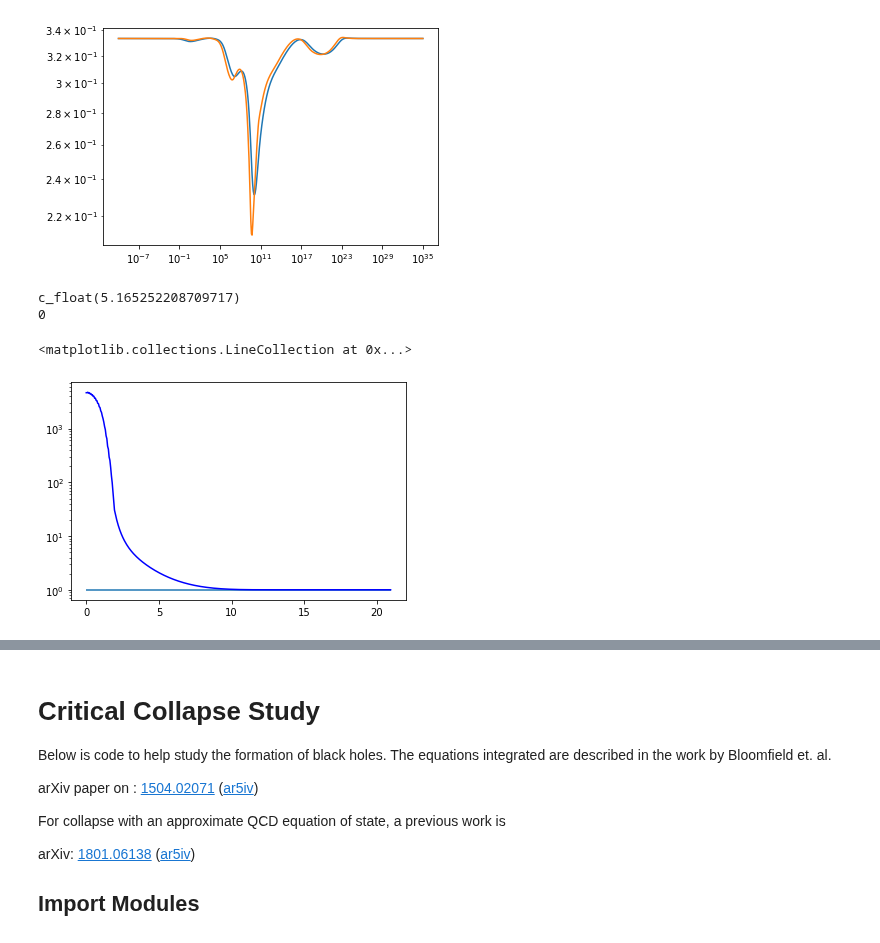
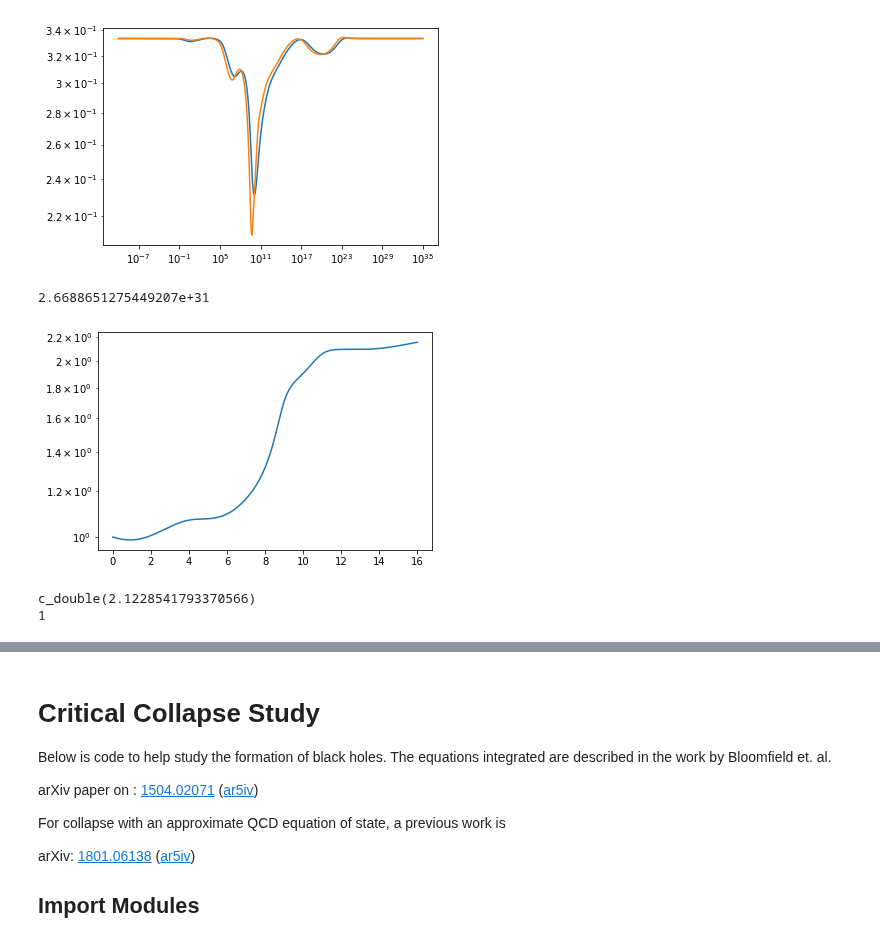
Before and after one commit to jbmertens/criticalcollapse, a Jupyter notebook: Critical_scaling.ipynb, the cells around one changed output, grey strips where cells are left out. Cells and saved outputs as stored; diff of their text form; code cells hidden in the pictures.

```diff
--- a/Critical_scaling.ipynb
+++ b/Critical_scaling.ipynb
@@ -4,11 +4,12 @@ import numpy as np
 import matplotlib.pyplot as plt
 
 c_lib = ctypes.CDLL('cpp/ms.so')
+c_real_t = ctypes.c_double
 # %%
-c_lib.P_of_rho.restype = ctypes.c_float
-c_lib.P_of_rho.argtypes = [ctypes.c_float]
-c_lib.dPdrho.restype = ctypes.c_float
-c_lib.dPdrho.argtypes = [ctypes.c_float]
+c_lib.P_of_rho.restype = c_real_t
+c_lib.P_of_rho.argtypes = [c_real_t]
+c_lib.dPdrho.restype = c_real_t
+c_lib.dPdrho.argtypes = [c_real_t]
 
 rhos = np.logspace(-10,35,500)
 
@@ -20,4 +21,19 @@ plt.loglog(rhos, dps)
 # %% [output]
 [<matplotlib.lines.Line2D at 0x...>]
 [figure]
+# %%
+c_lib.rho_background.restype = c_real_t
+c_lib.rho_background.argtypes = [c_real_t]
+c_lib.P_background.restype = c_real_t
+c_lib.P_background.argtypes = [c_real_t]
+
+print(c_lib.rho_background(2.059)/rhos[0])
+
+ls = np.linspace(0.0, 16, 1000)
+rhos = np.array([c_lib.rho_background(l) for l in ls])
+
+plt.semilogy(ls, rhos/np.exp(-4*ls)/rhos[0]);
+# %% [output]
+2.6688651275449207e+31
+[figure, added]
 # %%
@@ -52,17 +62,8 @@ def run_sim(N=400, max_steps=100000, amp=0.2732, rho0=1.0) :
-# %%
-N = 400
-agg, xi, res = run_sim(N, 100000)
-print(res)
-# %% [output]
-c_float(5.165252208709717)
-0
-# %%
-f = 2
-var = agg[N*f:N*(f+1)]
-Abar = agg[N*0:N*(0+1)]
-plt.semilogy(Abar, var, 'b-')
-plt.semilogy(Abar, -var, "b:")
-plt.hlines(1.0, Abar[0], Abar[-1])
-# %% [output]
-<matplotlib.collections.LineCollection at 0x...>
-[figure, removed]
+# %%
+N = 800
+f = 11
+agg, l, res, arrs = run_sim(N, 20000, 1, 0.3, 1.6, f)
+print(res)
+# %% [output]
+c_double(2.1228541793370566)
+1
```
Also changed, not shown: parts of 5 cells of this notebook, 2 other files.
